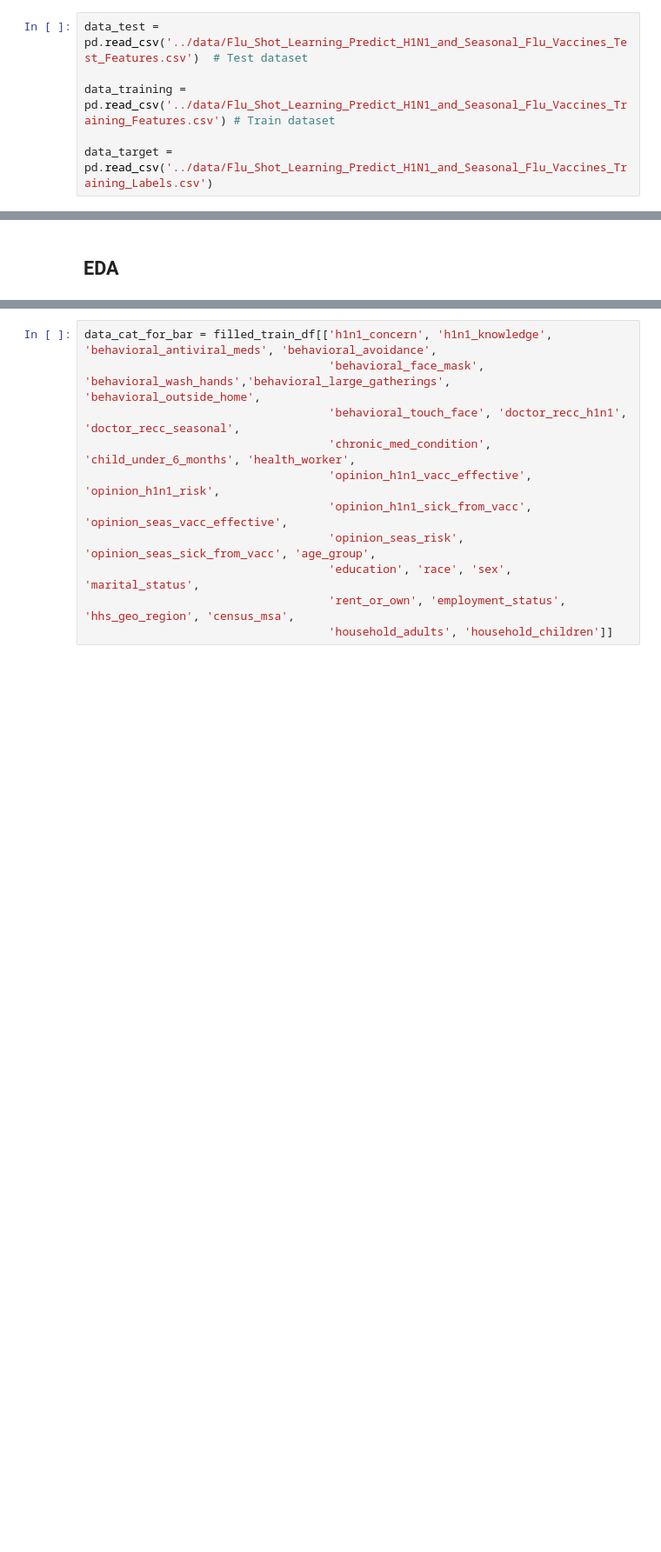
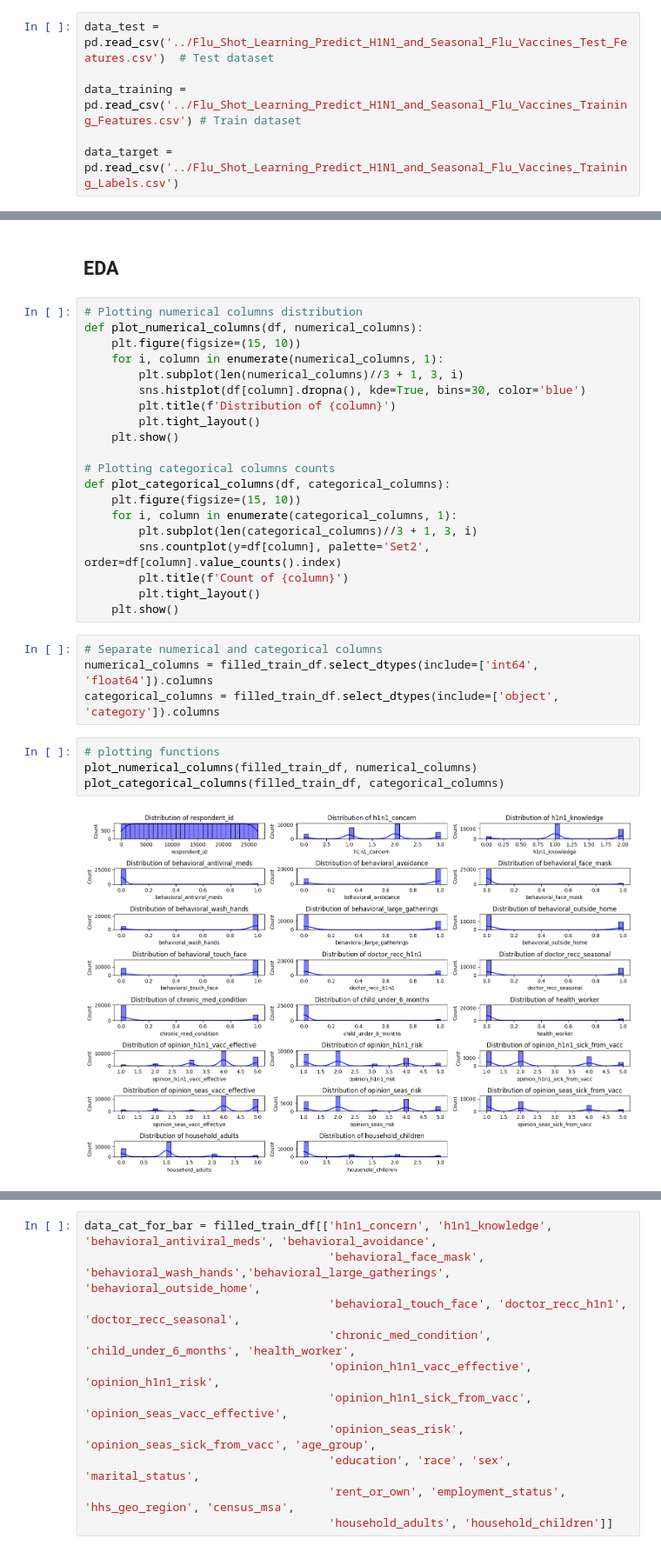
Before and after one commit to SuleimanovShakir/vaccination_prediction, a Jupyter notebook: preprocessing/Preprocessing.ipynb, the cells around one changed output, grey strips where cells are left out. Shown at 87% size. Saved outputs shown, nothing was run; the diff lists cells and outputs as text; blank space fills up the shorter version.

Commit message:
Add code for feature balance plotting

```diff
--- a/preprocessing/Preprocessing.ipynb
+++ b/preprocessing/Preprocessing.ipynb
@@ -8,11 +8,11 @@ import warnings
 
 warnings.simplefilter('ignore')
 # %%
-data_test = pd.read_csv('../data/Flu_Shot_Learning_Predict_H1N1_and_Seasonal_Flu_Vaccines_Test_Features.csv')  # Test dataset
+data_test = pd.read_csv('../Flu_Shot_Learning_Predict_H1N1_and_Seasonal_Flu_Vaccines_Test_Features.csv')  # Test dataset
 
-data_training = pd.read_csv('../data/Flu_Shot_Learning_Predict_H1N1_and_Seasonal_Flu_Vaccines_Training_Features.csv') # Train dataset
+data_training = pd.read_csv('../Flu_Shot_Learning_Predict_H1N1_and_Seasonal_Flu_Vaccines_Training_Features.csv') # Train dataset
 
-data_target = pd.read_csv('../data/Flu_Shot_Learning_Predict_H1N1_and_Seasonal_Flu_Vaccines_Training_Labels.csv')
+data_target = pd.read_csv('../Flu_Shot_Learning_Predict_H1N1_and_Seasonal_Flu_Vaccines_Training_Labels.csv')
 # %% [markdown]
 # Exploratory data analysis
 # %% [markdown]
@@ -458,3 +458,33 @@ filled_test_df.shape
 (26708, 32)
 # %% [markdown]
 ## EDA
+# %%
+# Plotting numerical columns distribution
+def plot_numerical_columns(df, numerical_columns):
+    plt.figure(figsize=(15, 10))
+    for i, column in enumerate(numerical_columns, 1):
+        plt.subplot(len(numerical_columns)//3 + 1, 3, i)
+        sns.histplot(df[column].dropna(), kde=True, bins=30, color='blue')
+        plt.title(f'Distribution of {column}')
+        plt.tight_layout()
+    plt.show()
+
+# Plotting categorical columns counts
+def plot_categorical_columns(df, categorical_columns):
+    plt.figure(figsize=(15, 10))
+    for i, column in enumerate(categorical_columns, 1):
+        plt.subplot(len(categorical_columns)//3 + 1, 3, i)
+        sns.countplot(y=df[column], palette='Set2', order=df[column].value_counts().index)
+        plt.title(f'Count of {column}')
+        plt.tight_layout()
+    plt.show()
+# %%
+# Separate numerical and categorical columns
+numerical_columns = filled_train_df.select_dtypes(include=['int64', 'float64']).columns
+categorical_columns = filled_train_df.select_dtypes(include=['object', 'category']).columns
+# %%
+# plotting functions
+plot_numerical_columns(filled_train_df, numerical_columns)
+plot_categorical_columns(filled_train_df, categorical_columns)
+# %% [output]
+[figure, added]
```
Also changed, not shown: parts of 1 cell of this notebook.
